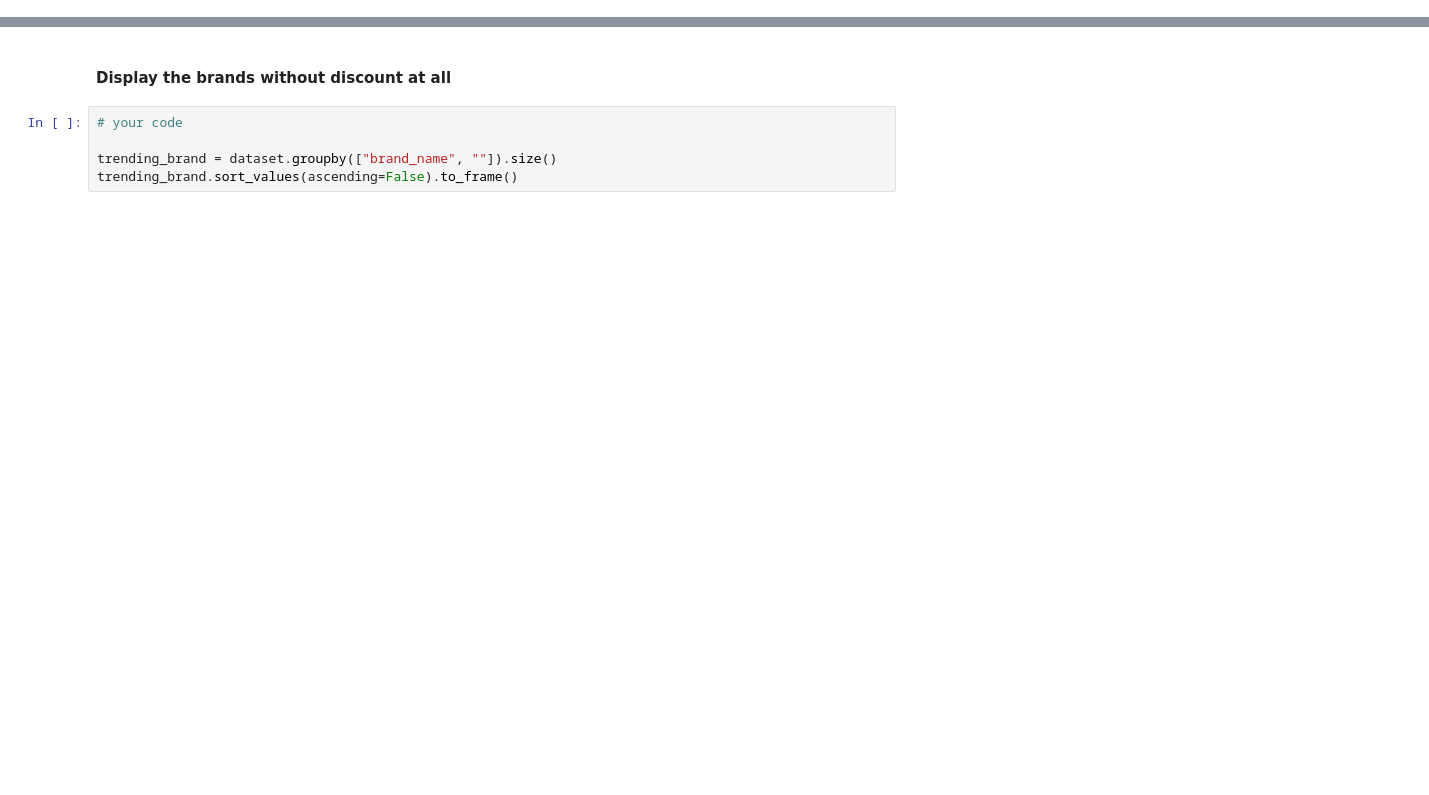
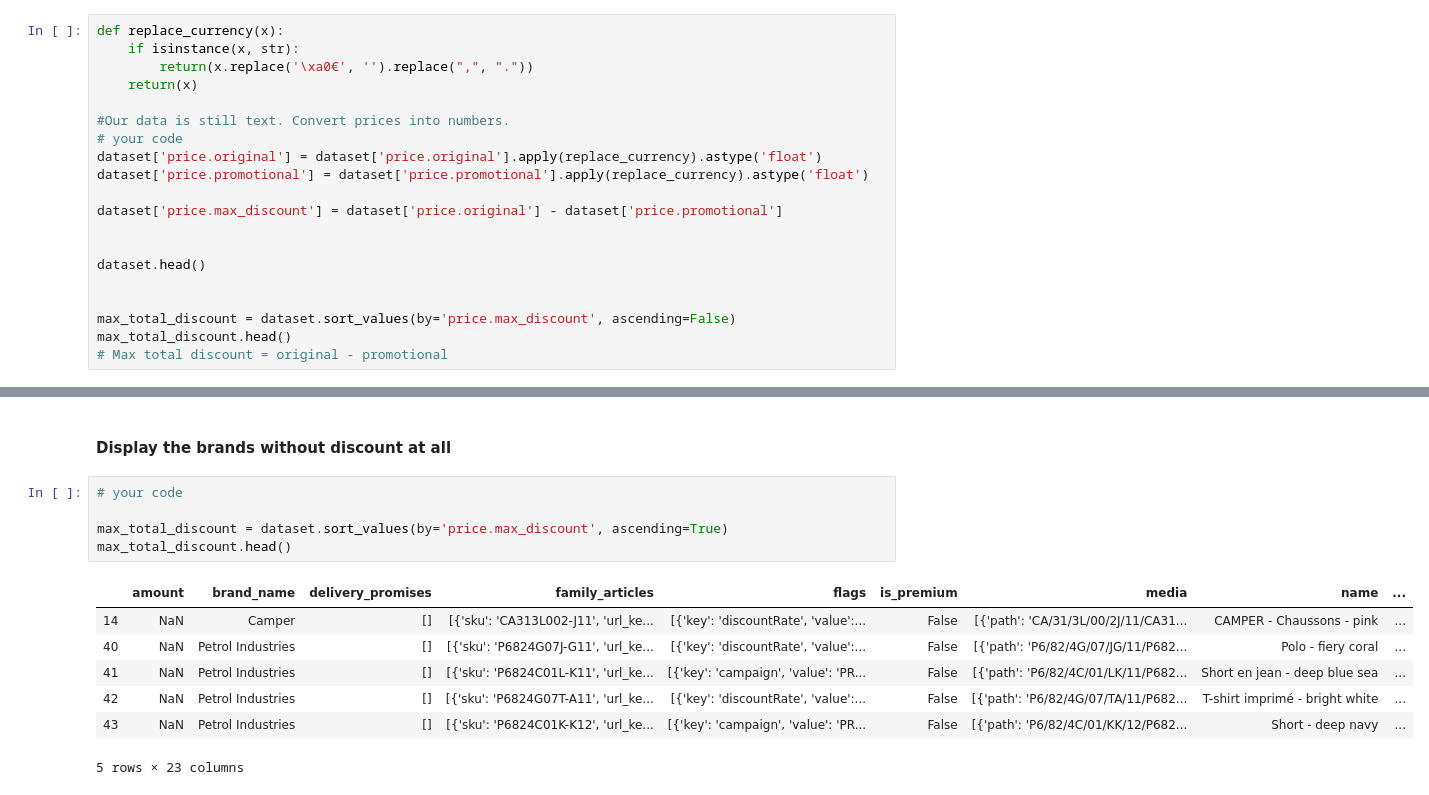
Before and after one commit to ta-datapt-bcn/lab-parsing-API-data, a Jupyter notebook: your-code/guided-lesson.ipynb, the cells around one changed output, grey strips where cells are left out. Saved outputs shown, nothing was run; the diff lists cells and outputs as text; blank space fills up the shorter version.

```diff
--- a/your-code/guided-lesson.ipynb
+++ b/your-code/guided-lesson.ipynb
@@ -177,0 +145,20 @@ trending_brand.sort_values(ascending=False).to_frame()
+# %%
+def replace_currency(x):
+    if isinstance(x, str):
+        return(x.replace('\xa0€', '').replace(",", "."))
+    return(x)
+
+#Our data is still text. Convert prices into numbers.
+# your code
+dataset['price.original'] = dataset['price.original'].apply(replace_currency).astype('float')
+dataset['price.promotional'] = dataset['price.promotional'].apply(replace_currency).astype('float')
+
+dataset['price.max_discount'] = dataset['price.original'] - dataset['price.promotional']
+
+
+dataset.head()
+
+
+max_total_discount = dataset.sort_values(by='price.max_discount', ascending=False)
+max_total_discount.head()
+# Max total discount = original - promotional
@@ -180,5 +175,13 @@ trending_brand.sort_values(ascending=False).to_frame()
 # %%
 # your code
 
-trending_brand = dataset.groupby(["brand_name", ""]).size()
-trending_brand.sort_values(ascending=False).to_frame()
+max_total_discount = dataset.sort_values(by='price.max_discount', ascending=True)
+max_total_discount.head()
+# %% [output]
+|  | amount | brand_name | delivery_promises | family_articles | flags | is_premium | media | name | ... |
+| 14 | NaN | Camper | [] | [{'sku': 'CA313L002-J11', 'url_ke... | [{'key': 'discountRate', 'value':... | False | [{'path': 'CA/31/3L/00/2J/11/CA31... | CAMPER - Chaussons - pink | ... |
+| 40 | NaN | Petrol Industries | [] | [{'sku': 'P6824G07J-G11', 'url_ke... | [{'key': 'discountRate', 'value':... | False | [{'path': 'P6/82/4G/07/JG/11/P682... | Polo - fiery coral | ... |
+| 41 | NaN | Petrol Industries | [] | [{'sku': 'P6824C01L-K11', 'url_ke... | [{'key': 'campaign', 'value': 'PR... | False | [{'path': 'P6/82/4C/01/LK/11/P682... | Short en jean - deep blue sea | ... |
+| 42 | NaN | Petrol Industries | [] | [{'sku': 'P6824G07T-A11', 'url_ke... | [{'key': 'discountRate', 'value':... | False | [{'path': 'P6/82/4G/07/TA/11/P682... | T-shirt imprimé - bright white | ... |
+| 43 | NaN | Petrol Industries | [] | [{'sku': 'P6824C01K-K12', 'url_ke... | [{'key': 'campaign', 'value': 'PR... | False | [{'path': 'P6/82/4C/01/KK/12/P682... | Short - deep navy | ... |
+5 rows × 23 columns
```
Also changed, not shown: parts of 5 cells of this notebook.
